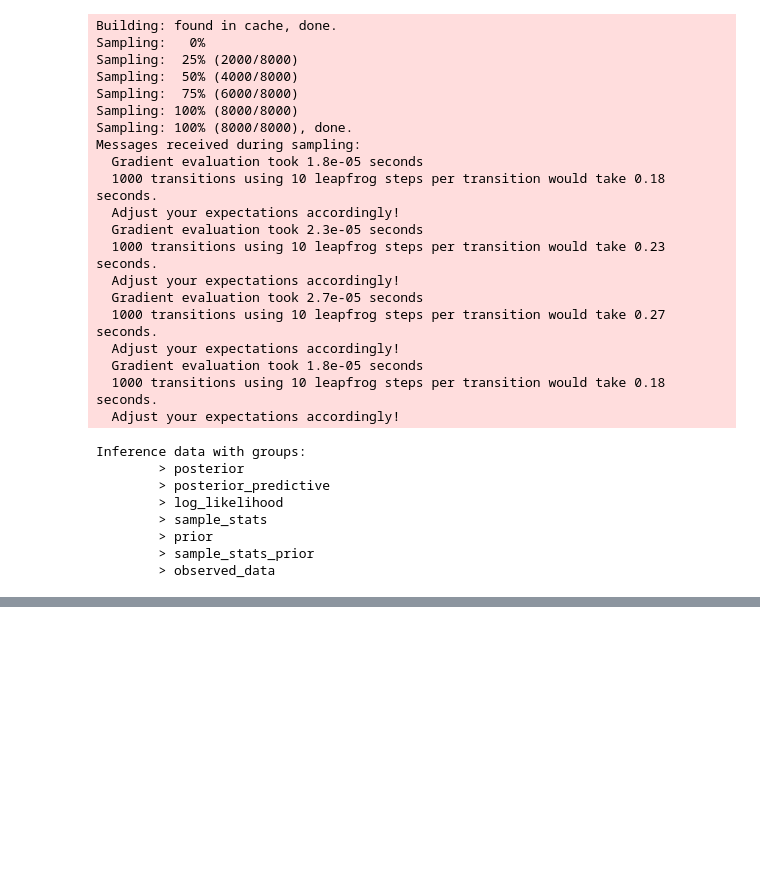
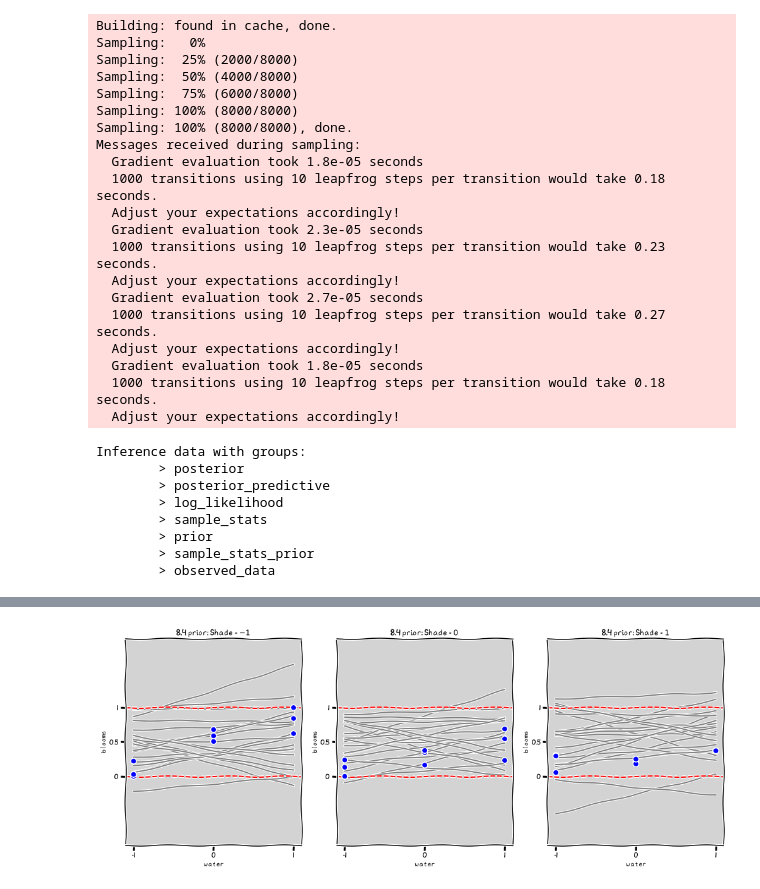
Before and after one commit to rodolphomacedo/statistical_rethinking_pt_BR, a Jupyter notebook: parte_8.ipynb, the cells around one changed output, grey strips where cells are left out. Drawn from its saved outputs; the diff is of its cells as text; code cells hidden in the pictures; blank space fills up the shorter version.

```diff
--- a/parte_8.ipynb
+++ b/parte_8.ipynb
@@ -966,0 +1164,92 @@ Inference data with groups:
+# %%
+# ================
+# Plot without interactions
+
+# Prior
+alpha_prior =  np.random.normal(0.5, 0.25, 20)
+beta_w_prior =  np.random.normal(0, 0.25, 20)
+beta_s_prior =  np.random.normal(0, 0.25, 20)
+
+water_seq = np.linspace(-1, 1, 30)
+
+fig = plt.figure(figsize=(17, 6))
+
+gs = GridSpec(1, 3)
+
+shade_cent_values = [-1, 0, 1]
+
+ax = [None] * len(shade_cent_values)
+
+for j, shade_plot_aux in enumerate(shade_cent_values):
+    ax[j] = fig.add_subplot(gs[j])
+
+    for i in range(len(alpha_prior)):
+        mu = alpha_prior[i] + \
+             beta_w_prior[i] * water_seq + \
+             beta_s_prior[i] * (shade_plot_aux)
+
+        ax[j].plot(water_seq, mu, c='gray')
+        ax[j].set_ylim(0, 1)
+        ax[j].set_title(f'8.4 prior: Shade = ${shade_plot_aux}$')
+        ax[j].set_xlabel('water')
+        ax[j].set_ylabel('blooms')
+        ax[j].set_xticks(shade_cent_values, shade_cent_values)
+        ax[j].set_yticks([0, 0.5, 1.0], [0, 0.5, 1])
+        ax[j].set_ylim(-1, 2)
+        ax[j].axhline(y=1, ls='--', color='red')
+        ax[j].axhline(y=0, ls='--', color='red')
+
+    ax[j].plot(
+            df.loc[df['shade_cent'] == shade_plot_aux,'water_cent'].values,
+            df.loc[df['shade_cent'] == shade_plot_aux,'blooms_std'].values,
+            'o', c='blue')
+
+plt.show()
+
+# ================
+# Plot with interactions
+
+# Prior
+alpha_prior =  np.random.normal(0.5, 0.25, 20)
+beta_w_prior =  np.random.normal(0, 0.25, 20)
+beta_s_prior =  np.random.normal(0, 0.25, 20)
+beta_ws_prior =  np.random.normal(0, 0.25, 20)
+
+water_seq = np.linspace(-1, 1, 30)
+
+fig = plt.figure(figsize=(17, 6))
+
+gs = GridSpec(1, 3)
+
+shade_cent_values = [-1, 0, 1]
+
+ax = [None] * len(shade_cent_values)
+
+for j, shade_plot_aux in enumerate(shade_cent_values):
+    ax[j] = fig.add_subplot(gs[j])
+
+    for i in range(len(alpha_prior)):
+        mu = alpha_prior[i] + \
+             beta_w_prior[i] * water_seq + \
+             beta_s_prior[i] * (shade_plot_aux) + \
+             beta_ws_prior[i] * water_seq * (shade_plot_aux)
+
+        ax[j].plot(water_seq, mu, c='gray')
+        ax[j].set_ylim(0, 1)
+        ax[j].set_title(f'8.5 post: Shade = ${shade_plot_aux}$')
+        ax[j].set_xlabel('water')
+        ax[j].set_ylabel('blooms')
+        ax[j].set_xticks(shade_cent_values, shade_cent_values)
+        ax[j].set_yticks([0, 0.5, 1.0], [0, 0.5, 1])
+        ax[j].set_ylim(-1, 2)
+        ax[j].axhline(y=1, ls='--', color='red')
+        ax[j].axhline(y=0, ls='--', color='red')
+
+    ax[j].plot(
+            df.loc[df['shade_cent'] == shade_plot_aux,'water_cent'].values,
+            df.loc[df['shade_cent'] == shade_plot_aux,'blooms_std'].values,
+            'o', c='blue')
+
+plt.show()
+# %% [output]
+[figure, added]
```
Also changed, not shown: parts of 11 cells of this notebook.
